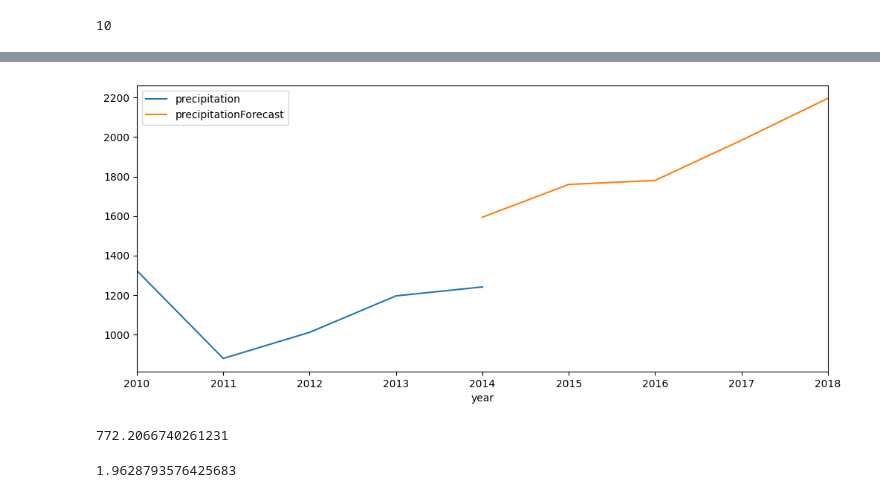
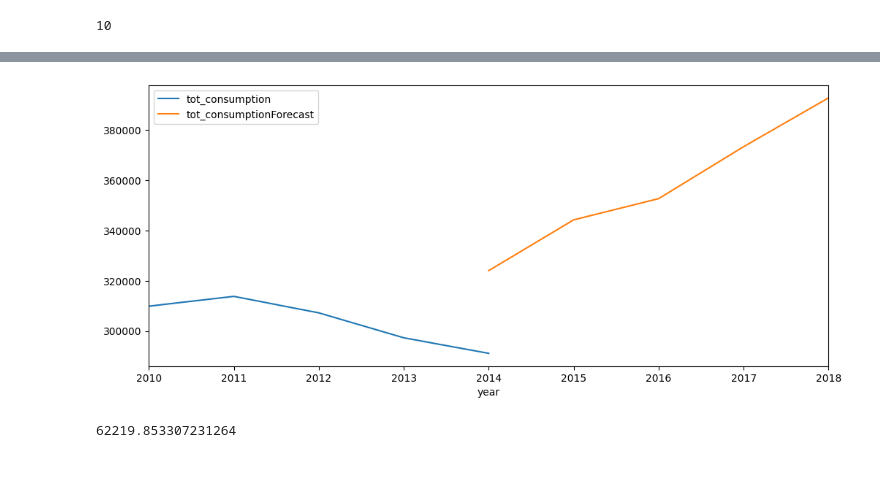
Before and after one commit to depa-tto/Multivariate-Time-Series-project, a Jupyter notebook: time_series_project.ipynb, the cells around one changed output, grey strips where cells are left out. Saved outputs shown, nothing was run; the diff lists cells and outputs as text; code cells hidden in the pictures; blank space fills up the shorter version.

```diff
--- a/time_series_project.ipynb
+++ b/time_series_project.ipynb
@@ -804,6 +837,6 @@ Index(['precipitation', 'temperature_anomaly', 'per_capita_co2',
 # %%
 df_forecast = pd.DataFrame(z, index=idx,
-                           columns=['precipitation2d','temperature_anomaly2d','per_capita_co22d','tot_consumption2d'])
+                           columns=['density2d','temperature_anomaly2d','per_capita_gdp2d','tot_consumption2d'])
 # %%
 df_forecast
 # %% [output]
@@ -821,15 +854,15 @@ df_forecast.plot()
 # %%
-df_forecast['precipitation1d'] = (var_data['precipitation'].iloc[-5]-var_data['precipitation'].iloc[-6]) + df_forecast['precipitation2d'].cumsum()
+df_forecast['density1d'] = (var_data['density'].iloc[-5]-var_data['density'].iloc[-6]) + df_forecast['density2d'].cumsum()
 
-df_forecast['precipitationForecast'] = var_data['precipitation'].iloc[-5] + df_forecast['precipitation1d'].cumsum()
+df_forecast['densityForecast'] = var_data['density'].iloc[-5] + df_forecast['density1d'].cumsum()
+# %%
+df_forecast['per_capita_gdp1d'] = (var_data['per_capita_gdp'].iloc[-5]-var_data['per_capita_gdp'].iloc[-6]) + df_forecast['per_capita_gdp2d'].cumsum()
+
+df_forecast['per_capita_gdpForecast'] = var_data['per_capita_gdp'].iloc[-5] + df_forecast['per_capita_gdp1d'].cumsum()
 # %%
 df_forecast['temperature_anomaly1d'] = (var_data['temperature_anomaly'].iloc[-5]-var_data['temperature_anomaly'].iloc[-6]) + df_forecast['temperature_anomaly2d'].cumsum()
 
 df_forecast['temperature_anomalyForecast'] = var_data['temperature_anomaly'].iloc[-5] + df_forecast['temperature_anomaly1d'].cumsum()
-# %%
-df_forecast['per_capita_co21d'] = (var_data['per_capita_co2'].iloc[-5]-var_data['per_capita_co2'].iloc[-6]) + df_forecast['per_capita_co22d'].cumsum()
-
-df_forecast['per_capita_co2Forecast'] = var_data['per_capita_co2'].iloc[-5] + df_forecast['per_capita_co21d'].cumsum()
 # %%
 df_forecast['tot_consumption1d'] = (var_data['tot_consumption'].iloc[-5]-var_data['tot_consumption'].iloc[-6]) + df_forecast['tot_consumption2d'].cumsum()
 
@@ -854,15 +887,10 @@ results.plot_forecast(5);
 # %%
-var_data['precipitation'][-5:].plot(figsize=(12,5),legend=True).autoscale(axis='x',tight=True)
-df_forecast['precipitationForecast'].plot(legend=True);
+var_data['tot_consumption'][-5:].plot(figsize=(12,5),legend=True).autoscale(axis='x',tight=True)
+df_forecast['tot_consumptionForecast'].plot(legend=True);
 # %% [output]
-[figure, old version]
+[figure, new version]
 # %%
-RMSE1 = rmse(var_data['precipitation'][-5:], df_forecast['precipitationForecast'])
+RMSE1 = rmse(var_data['tot_consumption'][-5:], df_forecast['tot_consumptionForecast'])
 RMSE1
 # %% [output]
-772.2066740261231
+62219.853307231264
-# %%
-RMSE1 = rmse(var_data['temperature_anomaly'][-5:], df_forecast['temperature_anomalyForecast'])
-RMSE1
-# %% [output]
-1.9628793576425683
```
Also changed, not shown: parts of 30 cells of this notebook.
